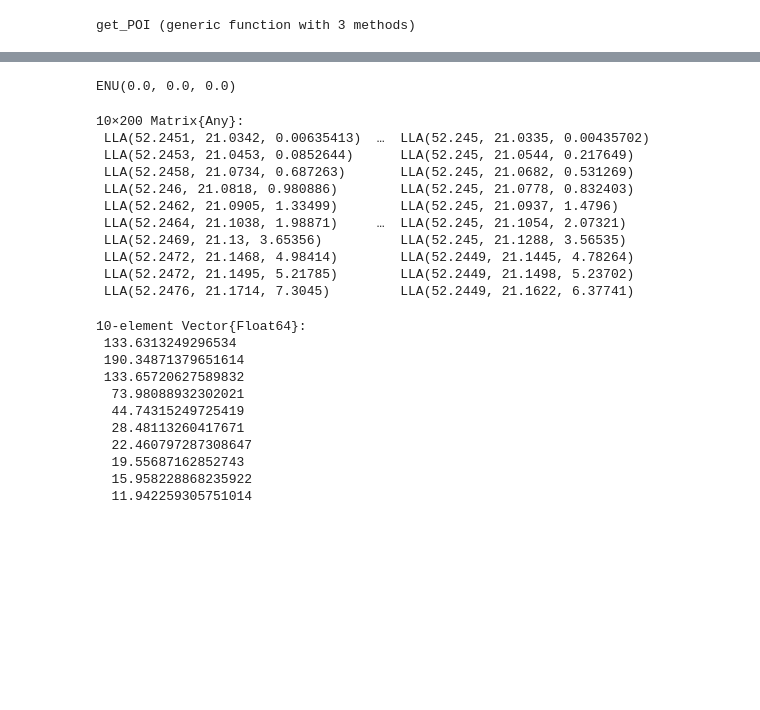
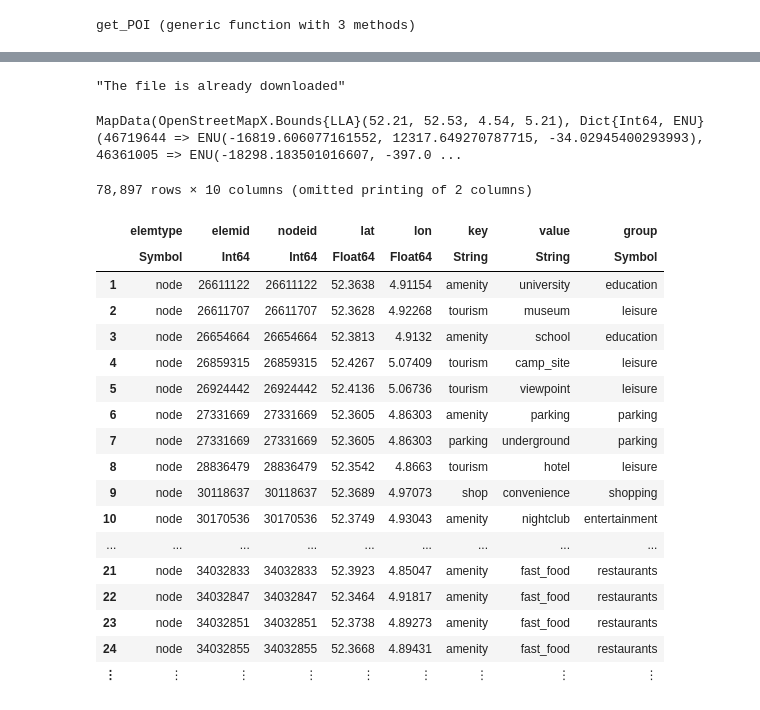
Before and after one commit to AdamKasinski/walkability_analyses, a Jupyter notebook: example.ipynb, the cells around one changed output, grey strips where cells are left out. Drawn from its saved outputs; the diff is of its cells as text; code cells hidden in the pictures; blank space fills up the shorter version.

```diff
--- a/example.ipynb
+++ b/example.ipynb
@@ -43,33 +14,36 @@ df = get_POI("Warsaw_24_01.csv")
-# %%
-center = OpenStreetMapX.center(map.bounds)
-ix = AttractivenessSpatIndex(df)
-# %% [output]
-ENU(0.0, 0.0, 0.0)
-# %%
-points = generate_sectors(10,1000,center,200)
-# %% [output]
-10×200 Matrix{Any}:
- LLA(52.2451, 21.0342, 0.00635413)  …  LLA(52.245, 21.0335, 0.00435702)
- LLA(52.2453, 21.0453, 0.0852644)      LLA(52.245, 21.0544, 0.217649)
- LLA(52.2458, 21.0734, 0.687263)       LLA(52.245, 21.0682, 0.531269)
- LLA(52.246, 21.0818, 0.980886)        LLA(52.245, 21.0778, 0.832403)
- LLA(52.2462, 21.0905, 1.33499)        LLA(52.245, 21.0937, 1.4796)
- LLA(52.2464, 21.1038, 1.98871)     …  LLA(52.245, 21.1054, 2.07321)
- LLA(52.2469, 21.13, 3.65356)          LLA(52.245, 21.1288, 3.56535)
- LLA(52.2472, 21.1468, 4.98414)        LLA(52.2449, 21.1445, 4.78264)
- LLA(52.2472, 21.1495, 5.21785)        LLA(52.2449, 21.1498, 5.23702)
- LLA(52.2476, 21.1714, 7.3045)         LLA(52.2449, 21.1622, 6.37741)
-# %%
-attr = calculate_attractiveness_of_sector(points,ix,:restaurants)
-# %% [output]
-10-element Vector{Float64}:
- 133.6313249296534
- 190.34871379651614
- 133.65720627589832
-  73.98088932302021
-  44.74315249725419
-  28.48113260417671
-  22.460797287308647
-  19.55687162852743
-  15.958228868235922
-  11.942259305751014
+# %%
+download_data("Cracow")
+download_data("Albuquerque")
+download_data("Amsterdam")
+# %% [output]
+"The file is already downloaded"
+# %%
+map = create_map("Cracow.osm")
+map_albeq = create_map("Albuquerque.osm")
+map_amseterdam = create_map("Amsterdam.osm")
+# %% [output]
+MapData(OpenStreetMapX.Bounds{LLA}(52.21, 52.53, 4.54, 5.21), Dict{Int64, ENU}(46719644 => ENU(-16819.606077161552, 12317.649270787715, -34.02945400293993), 46361005 => ENU(-18298.183501016607, -397.0 ...
+# %%
+#df = get_POI("Cracow.osm",nothing,"Cracow.csv")
+#df_albuq = get_POI("Albuquerque.osm",nothing,"Albuquerque.csv")
+df_amsterdam = get_POI("Amsterdam.osm",nothing,"Amsterdam.csv")
+# %% [output]
+78,897 rows × 10 columns (omitted printing of 2 columns)
+|  | elemtype | elemid | nodeid | lat | lon | key | value | group |
+|  | Symbol | Int64 | Int64 | Float64 | Float64 | String | String | Symbol |
+| 1 | node | 26611122 | 26611122 | 52.3638 | 4.91154 | amenity | university | education |
+| 2 | node | 26611707 | 26611707 | 52.3628 | 4.92268 | tourism | museum | leisure |
+| 3 | node | 26654664 | 26654664 | 52.3813 | 4.9132 | amenity | school | education |
+| 4 | node | 26859315 | 26859315 | 52.4267 | 5.07409 | tourism | camp_site | leisure |
+| 5 | node | 26924442 | 26924442 | 52.4136 | 5.06736 | tourism | viewpoint | leisure |
+| 6 | node | 27331669 | 27331669 | 52.3605 | 4.86303 | amenity | parking | parking |
+| 7 | node | 27331669 | 27331669 | 52.3605 | 4.86303 | parking | underground | parking |
+| 8 | node | 28836479 | 28836479 | 52.3542 | 4.8663 | tourism | hotel | leisure |
+| 9 | node | 30118637 | 30118637 | 52.3689 | 4.97073 | shop | convenience | shopping |
+| 10 | node | 30170536 | 30170536 | 52.3749 | 4.93043 | amenity | nightclub | entertainment |
+| ... | ... | ... | ... | ... | ... | ... | ... | ... |
+| 21 | node | 34032833 | 34032833 | 52.3923 | 4.85047 | amenity | fast_food | restaurants |
+| 22 | node | 34032847 | 34032847 | 52.3464 | 4.91817 | amenity | fast_food | restaurants |
+| 23 | node | 34032851 | 34032851 | 52.3738 | 4.89273 | amenity | fast_food | restaurants |
+| 24 | node | 34032855 | 34032855 | 52.3668 | 4.89431 | amenity | fast_food | restaurants |
+| ⋮ | ⋮ | ⋮ | ⋮ | ⋮ | ⋮ | ⋮ | ⋮ | ⋮ |
```
Also changed, not shown: parts of 9 cells of this notebook, 2 other files.
